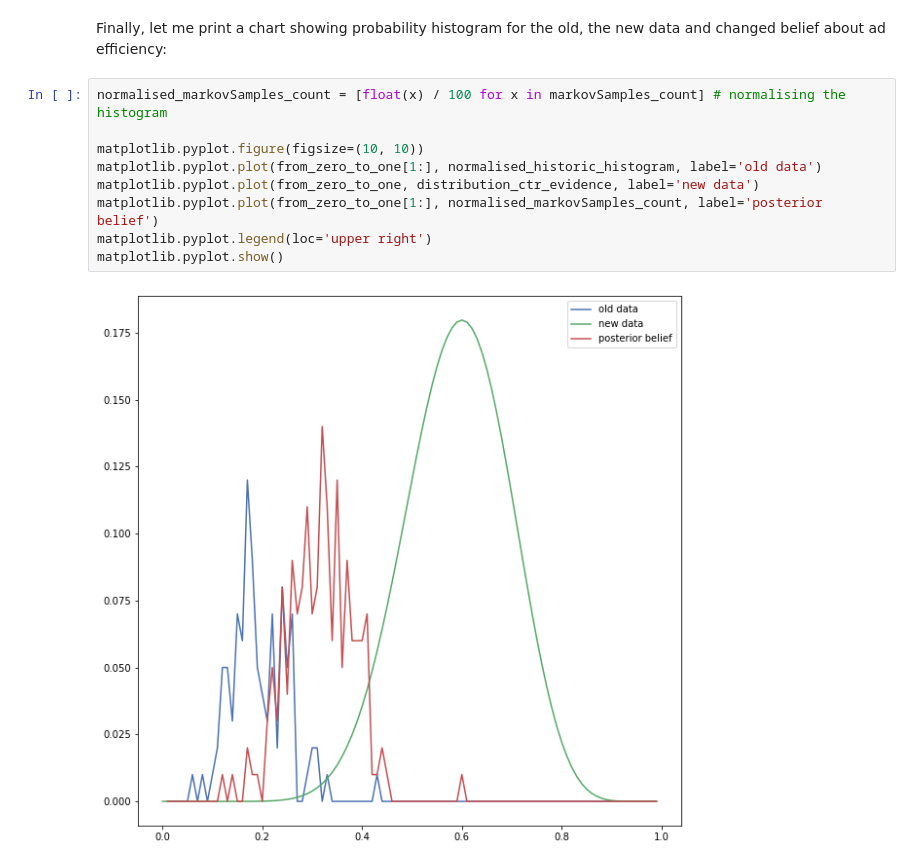
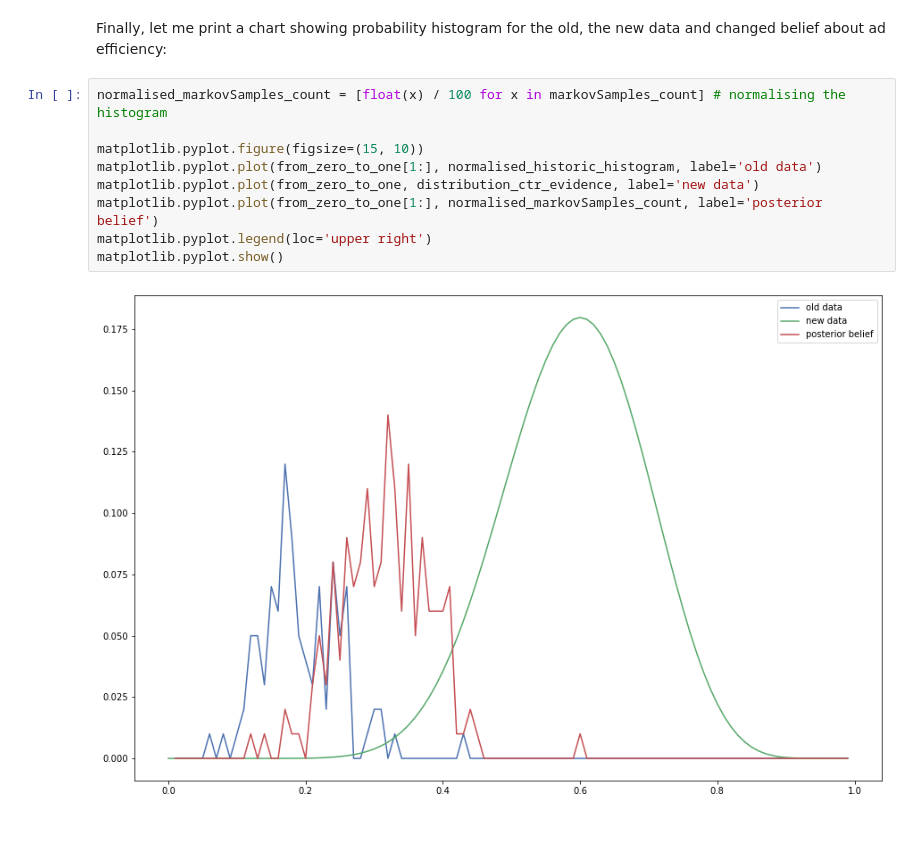
Before and after one commit to marcindahlen/My-adventure-into-Machine-Learning, a Jupyter notebook: MCMC_with_Bayes/notes on inference with MCMC.ipynb, the cells around one changed output. Cells and saved outputs as stored; diff of their text form; blank space fills up the shorter version.

```diff
--- a/MCMC_with_Bayes/notes on inference with MCMC.ipynb
+++ b/MCMC_with_Bayes/notes on inference with MCMC.ipynb
@@ -177,11 +175,11 @@ Finally, let me print a chart showing probability histogram for the old, the new
 # %%
 normalised_markovSamples_count = [float(x) / 100 for x in markovSamples_count] # normalising the histogram
 
-matplotlib.pyplot.figure(figsize=(10, 10))
+matplotlib.pyplot.figure(figsize=(15, 10))
 matplotlib.pyplot.plot(from_zero_to_one[1:], normalised_historic_histogram, label='old data')
 matplotlib.pyplot.plot(from_zero_to_one, distribution_ctr_evidence, label='new data')
 matplotlib.pyplot.plot(from_zero_to_one[1:], normalised_markovSamples_count, label='posterior belief')
 matplotlib.pyplot.legend(loc='upper right')
 matplotlib.pyplot.show()
 # %% [output]
-[figure, old version]
+[figure, new version]
```
Also changed, not shown: parts of 2 cells of this notebook.
